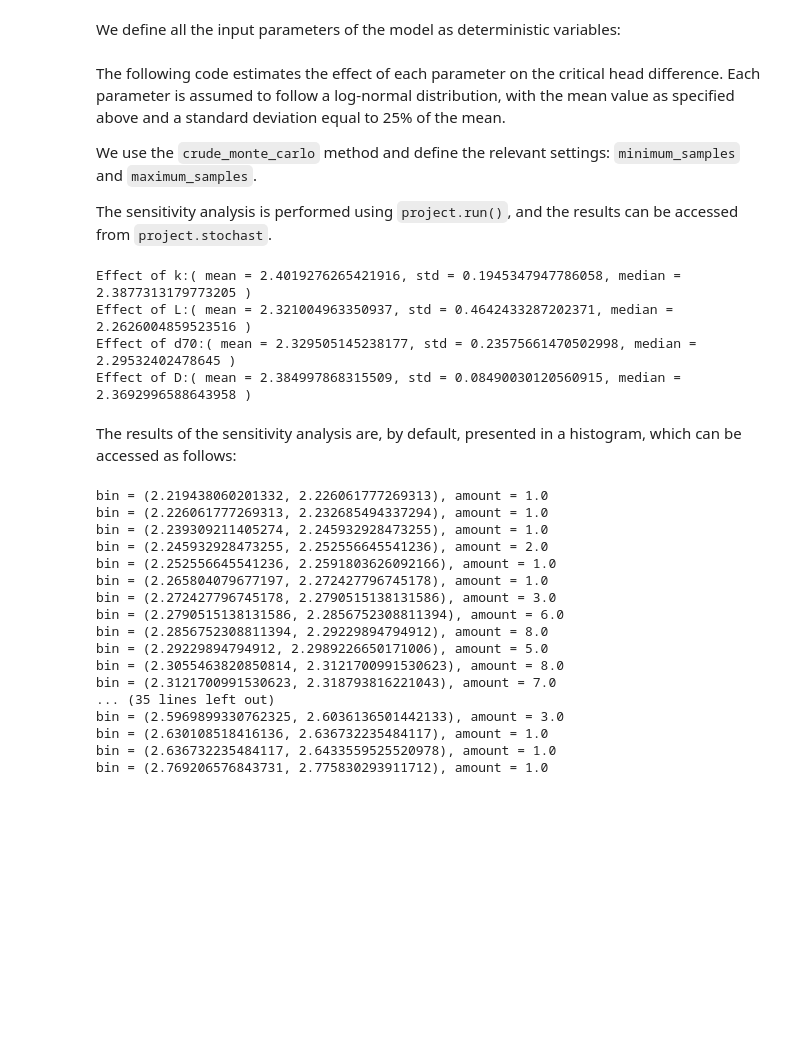
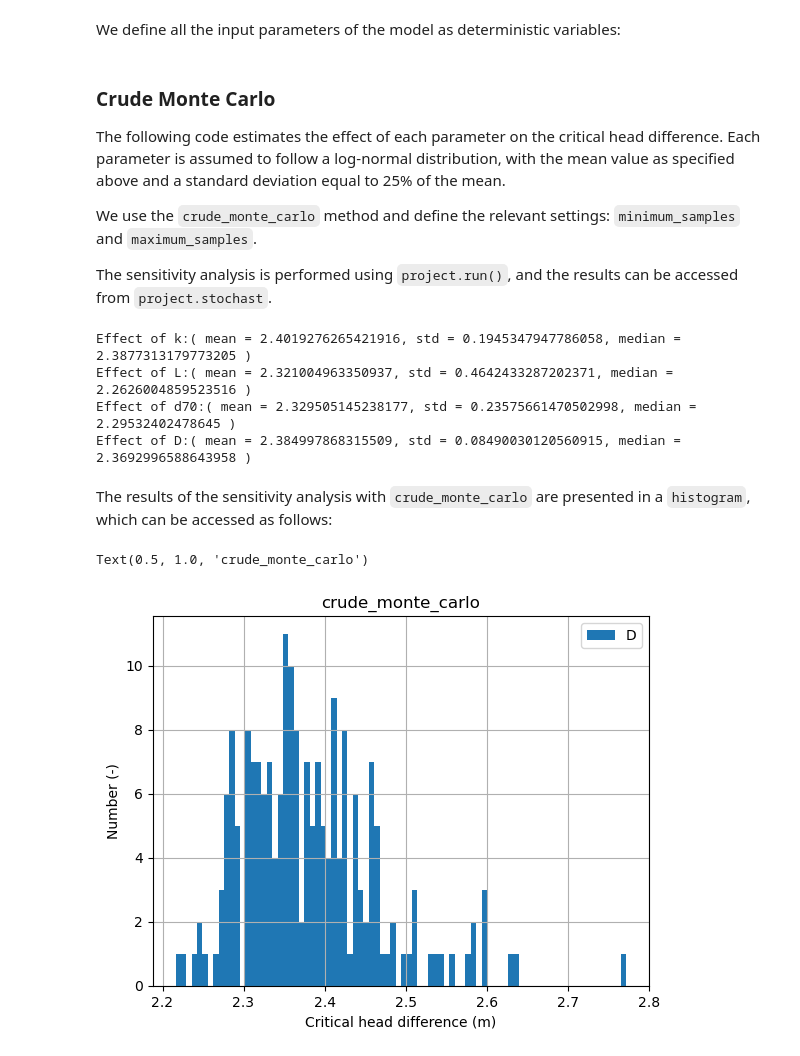
Before and after one commit to Deltares/ProbabilisticLibrary, a Jupyter notebook: sources/Deltares.Probabilistic.PWrapper.Notebooks/sensitivity_analysis.ipynb, the cells around one changed output. Drawn from its saved outputs; the diff is of its cells as text; code cells hidden in the pictures; blank space fills up the shorter version.

Commit message:
added new methods

```diff
--- a/sources/Deltares.Probabilistic.PWrapper.Notebooks/sensitivity_analysis.ipynb
+++ b/sources/Deltares.Probabilistic.PWrapper.Notebooks/sensitivity_analysis.ipynb
@@ -71,6 +72,8 @@ project.variables["d70"].mean = 0.00019
 project.variables["D"].distribution = "deterministic"
 project.variables["D"].mean = 30.0
 # %% [markdown]
+### Crude Monte Carlo
+
 The following code estimates the effect of each parameter on the critical head difference. Each parameter is assumed to follow a log-normal distribution, with the mean value as specified above and a standard deviation equal to 25% of the mean.
 
 We use the `crude_monte_carlo` method and define the relevant settings: `minimum_samples` and `maximum_samples`.
@@ -98,26 +101,18 @@ Effect of L:( mean = 2.321004963350937, std = 0.4642433287202371, median = 2.262
 Effect of d70:( mean = 2.329505145238177, std = 0.23575661470502998, median = 2.29532402478645 )
 Effect of D:( mean = 2.384997868315509, std = 0.08490030120560915, median = 2.3692996588643958 )
 # %% [markdown]
-The results of the sensitivity analysis are, by default, presented in a histogram, which can be accessed as follows:
+The results of the sensitivity analysis with `crude_monte_carlo` are presented in a `histogram`, which can be accessed as follows:
 # %%
-for ii in range(0, len(sens.histogram_values)):
+bin_start = [sens.histogram_values[ii].lower_bound for ii in range(0, len(sens.histogram_values))]
+bin_end = [sens.histogram_values[ii].upper_bound for ii in range(0, len(sens.histogram_values))]
+amount = [sens.histogram_values[ii].amount for ii in range(0, len(sens.histogram_values))]
 
-    print(f"bin = ({sens.histogram_values[ii].lower_bound}, {sens.histogram_values[ii].upper_bound}), amount = {sens.histogram_values[ii].amount}")
+plt.bar(bin_start, amount, width=(np.array(bin_end)-np.array(bin_start)), label=var)
+plt.xlabel("Critical head difference (m)")
+plt.ylabel("Number (-)")
+plt.grid()
+plt.legend()
+plt.title(project.settings.sensitivity_method)
 # %% [output]
-bin = (2.219438060201332, 2.226061777269313), amount = 1.0
-bin = (2.226061777269313, 2.232685494337294), amount = 1.0
-bin = (2.239309211405274, 2.245932928473255), amount = 1.0
-bin = (2.245932928473255, 2.252556645541236), amount = 2.0
-bin = (2.252556645541236, 2.2591803626092166), amount = 1.0
-bin = (2.265804079677197, 2.272427796745178), amount = 1.0
-bin = (2.272427796745178, 2.2790515138131586), amount = 3.0
-bin = (2.2790515138131586, 2.2856752308811394), amount = 6.0
-bin = (2.2856752308811394, 2.29229894794912), amount = 8.0
-bin = (2.29229894794912, 2.2989226650171006), amount = 5.0
-bin = (2.3055463820850814, 2.3121700991530623), amount = 8.0
-bin = (2.3121700991530623, 2.318793816221043), amount = 7.0
-... (35 lines left out)
-bin = (2.5969899330762325, 2.6036136501442133), amount = 3.0
-bin = (2.630108518416136, 2.636732235484117), amount = 1.0
-bin = (2.636732235484117, 2.6433559525520978), amount = 1.0
-bin = (2.769206576843731, 2.775830293911712), amount = 1.0
+Text(0.5, 1.0, 'crude_monte_carlo')
+[figure, added]
```
Also changed, not shown: parts of 6 cells of this notebook.
